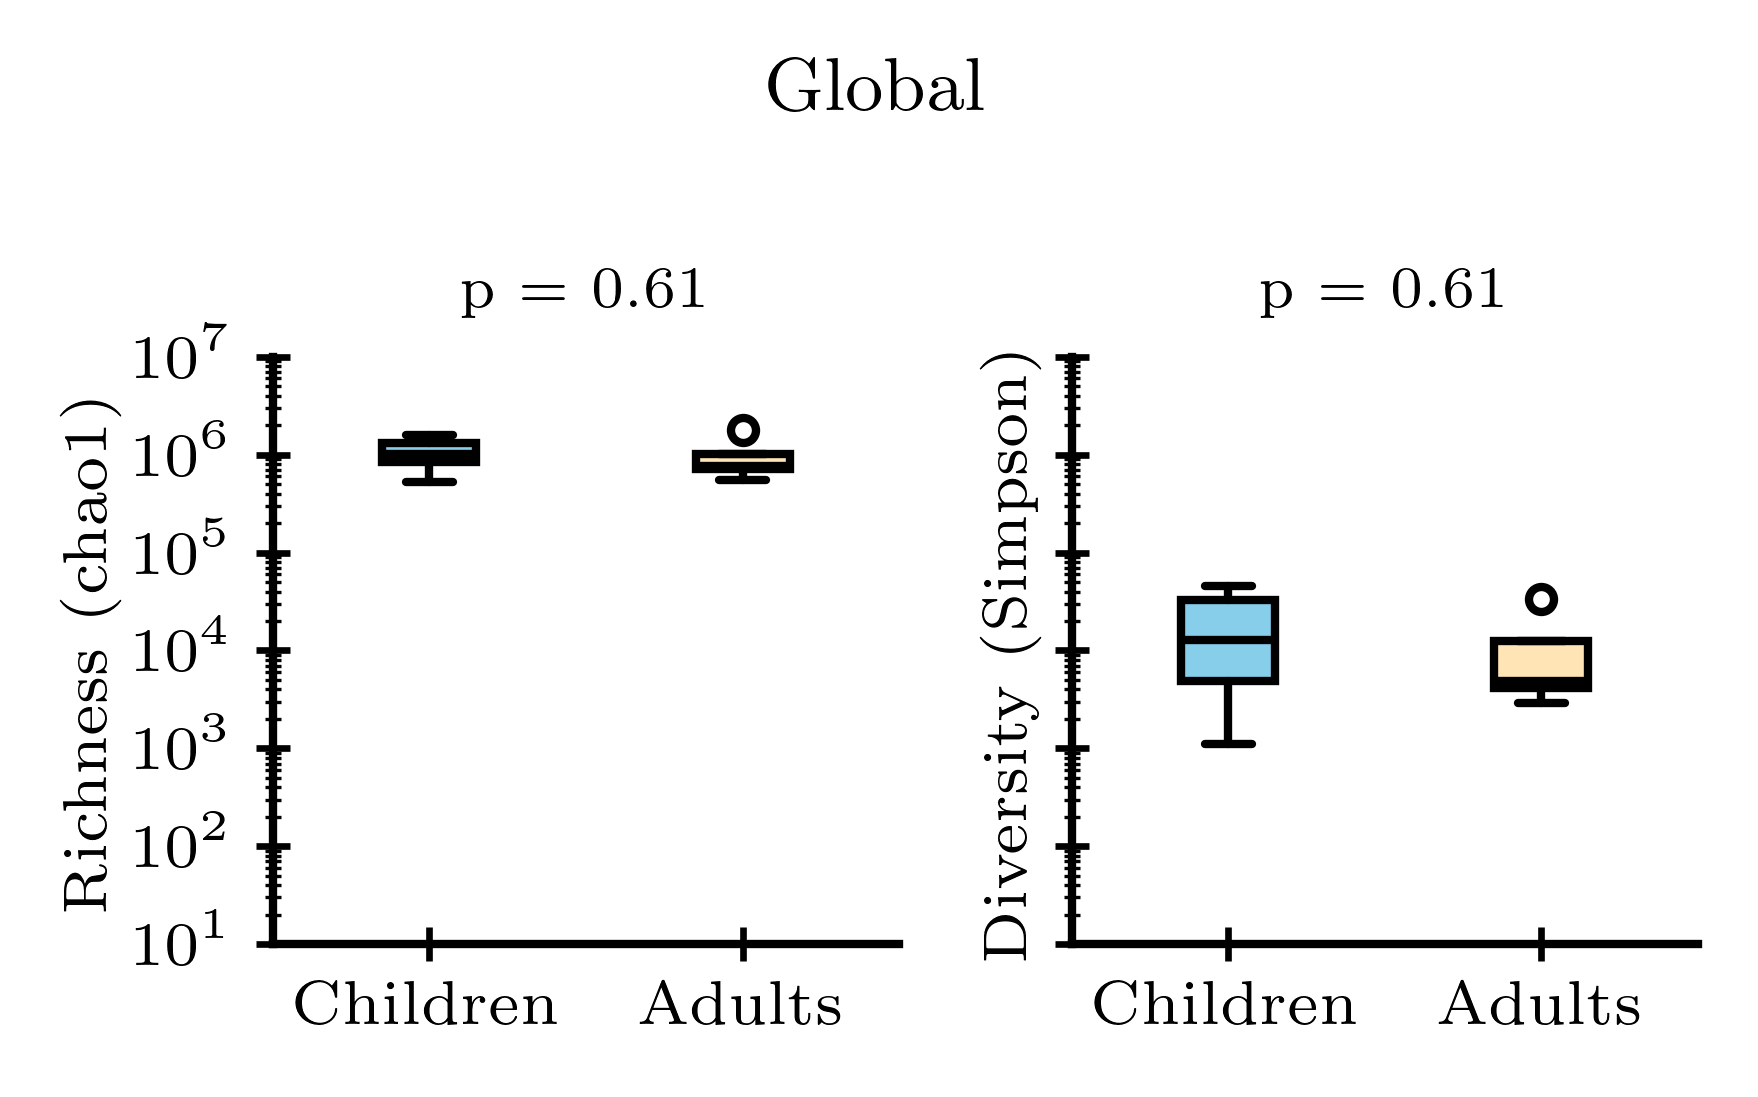
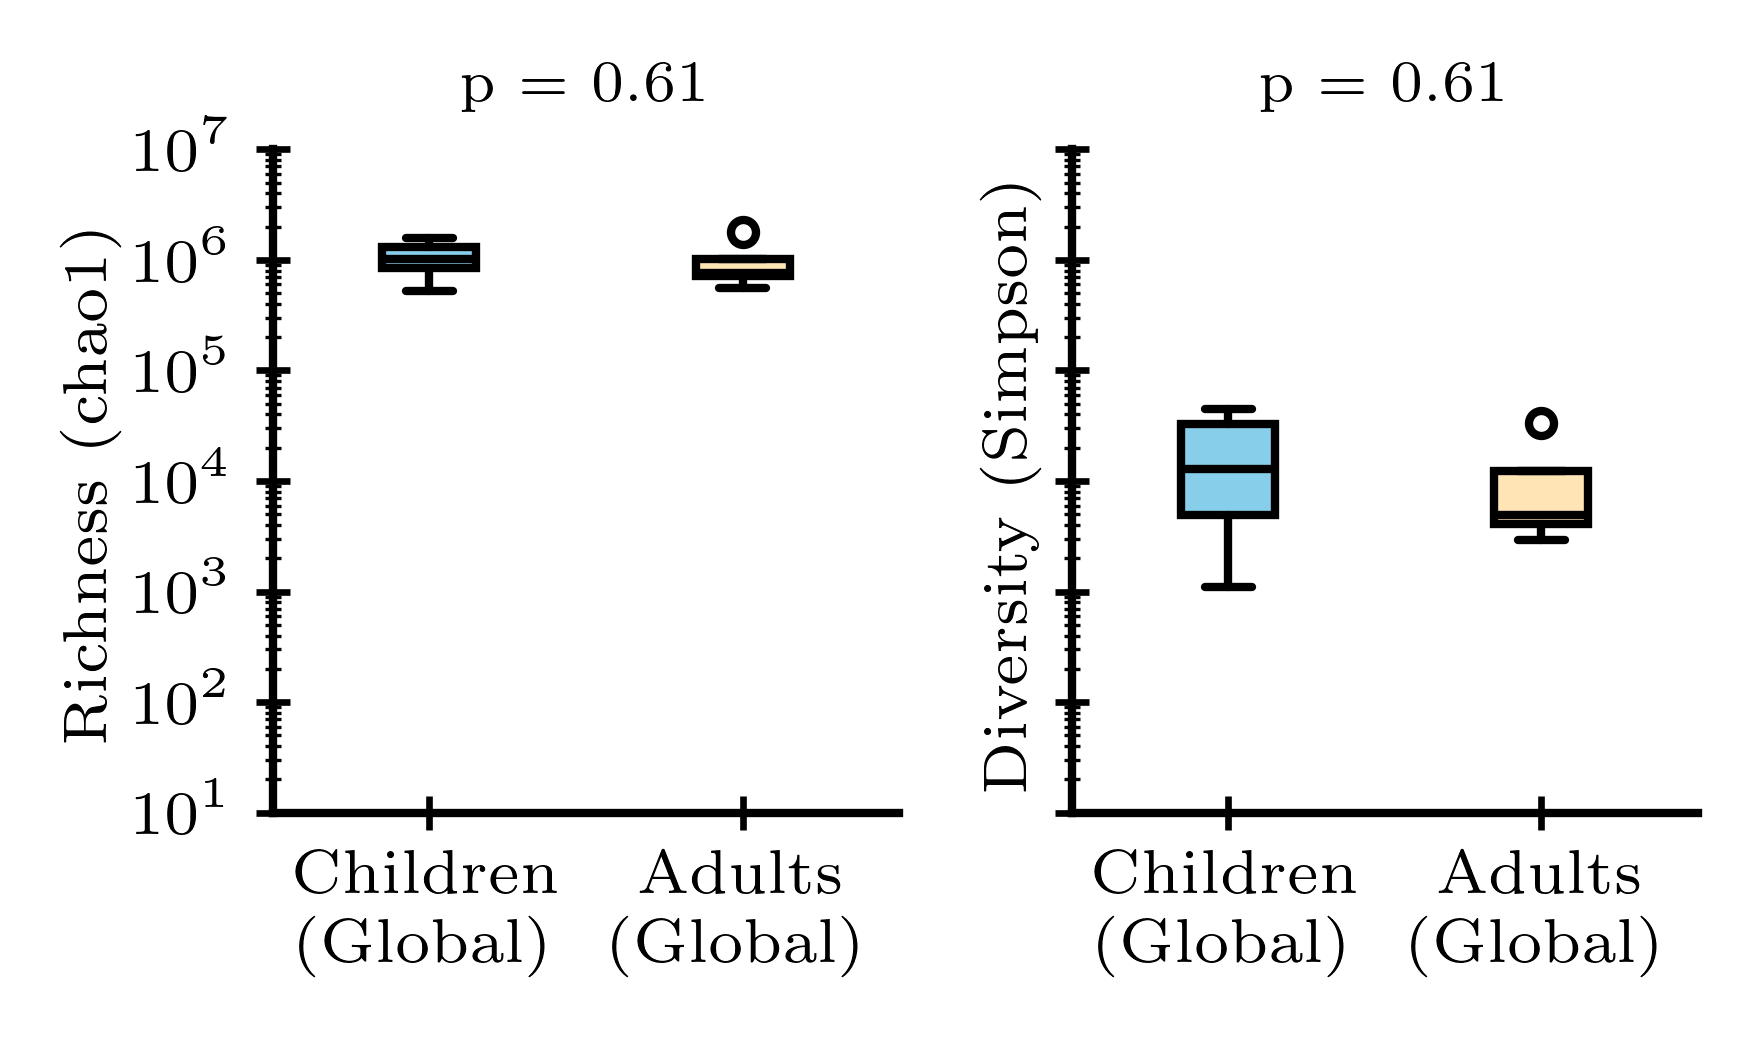
The notebook cell's code change between the first figure and the second:
--- before
+++ after
@@ -1,4 +1,4 @@
 loc = 'global'
 fig, ax = lib.plot_richness_and_diversity_differences(df_metrics[(df_metrics['loc'] == loc) & (df_metrics['age'] <= 10)],
-                                                      df_metrics[(df_metrics['loc'] == loc) & (df_metrics['age'] > 10)])
-fig.suptitle("Global");
+                                                      df_metrics[(df_metrics['loc'] == loc) & (df_metrics['age'] > 10)],
+                                                      x_labels=['Children \n (Global)', 'Adults \n (Global)'])

Commit: add biased max clone distribution